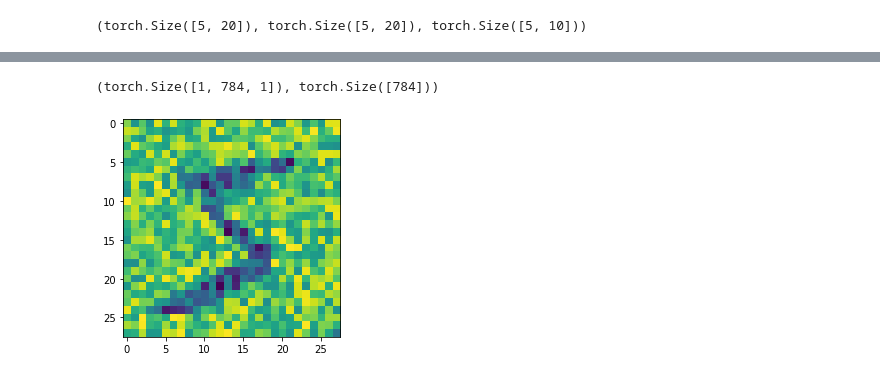
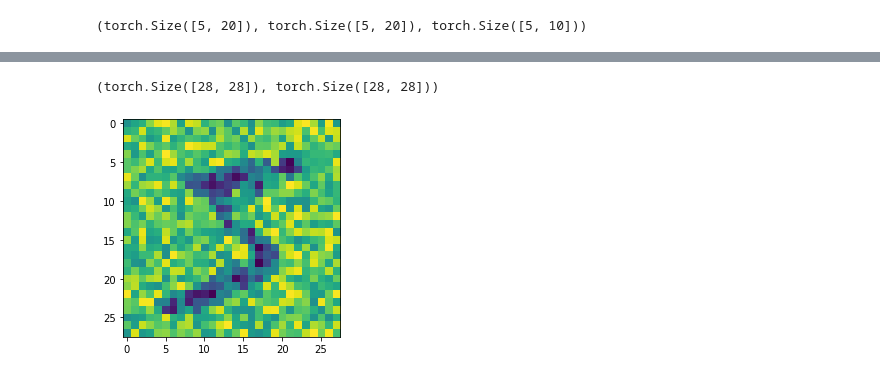
Before and after one commit to ichko/differentiable-simulation, a Jupyter notebook: notebooks/05-torch-rnn.ipynb, the cells around one changed output, grey strips where cells are left out. Saved outputs shown, nothing was run; the diff lists cells and outputs as text; code cells hidden in the pictures.

```diff
--- a/notebooks/05-torch-rnn.ipynb
+++ b/notebooks/05-torch-rnn.ipynb
@@ -1,4 +1,8 @@
 # %%
+import os
+
+os.environ['CUDA_LAUNCH_BLOCKING'] = '1'
+
 import numpy as np
 
 import torch
@@ -8,4 +12,6 @@ import torchvision
 import matplotlib.pyplot as plt
 from tqdm import trange
 
+DEVICE = 'cuda'
+
 torch.__version__, torch.cuda.is_available()
@@ -86,15 +82,15 @@ torch.Size([2, 12, 20])
 # %%
 # Trining set
+dataset = torchvision.datasets.MNIST(root='./data', download=True)
+data = np.array(dataset[0][0]) / 255
 
-idx = 0
-dataset = torchvision.datasets.MNIST(root='./data', download=True)
-data = np.array(dataset[idx][0]).reshape(-1) / 255
+X, y = torch.rand(28, 28).to(DEVICE), \
+       torch.Tensor(data).to(DEVICE)
 
-X, y = torch.rand(1, 784, 1), torch.Tensor([*data[1:], 1])
-next_batch = lambda: (X, y.reshape(1, -1, 1))
+next_batch = lambda: (X.reshape(1, 28, 28), y.reshape(1, 28, 28))
 
-plt.imshow(X.reshape(28, 28) - y.reshape(28, 28))
+plt.imshow(X.cpu().numpy() - y.cpu().numpy())
 X.shape, y.shape
 # %% [output]
-(torch.Size([1, 784, 1]), torch.Size([784]))
+(torch.Size([28, 28]), torch.Size([28, 28]))
-[figure, old version]
+[figure, new version]
```
Also changed, not shown: parts of 20 cells of this notebook.
